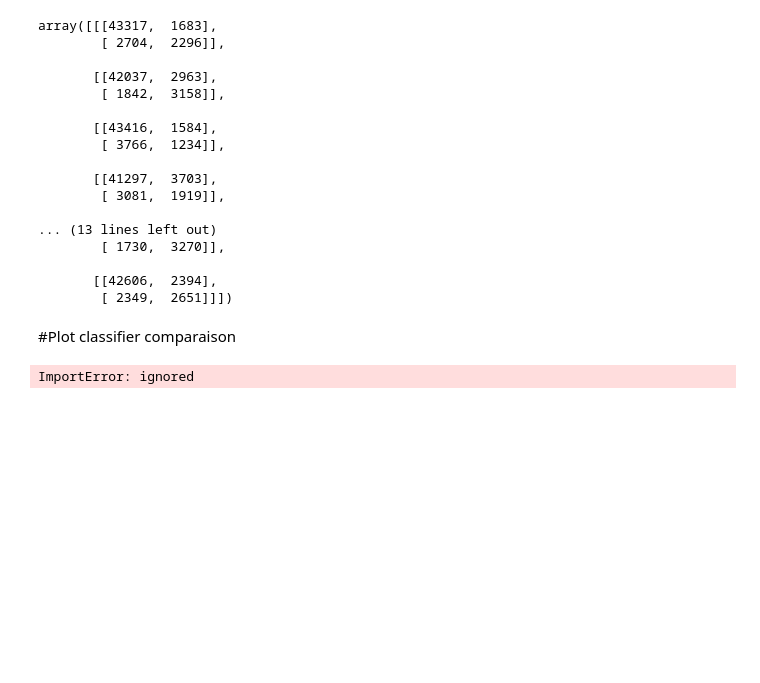
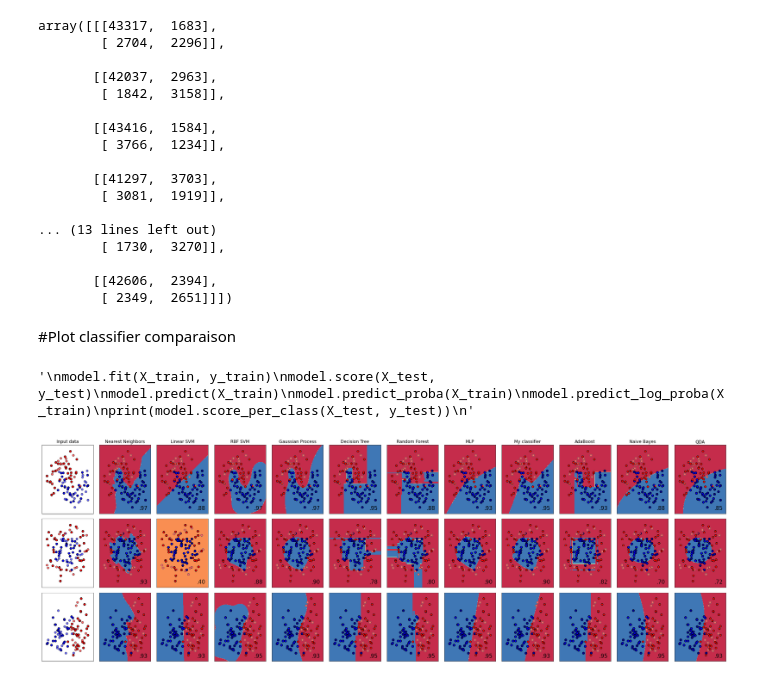
Before and after one commit to cosmina98/PhD, a Jupyter notebook: MLP_Wrapped_update/Wrapped_up_MLP.ipynb, the cells around one changed output. Drawn from its saved outputs; the diff is of its cells as text; code cells hidden in the pictures; blank space fills up the shorter version.

```diff
--- a/MLP_Wrapped_update/Wrapped_up_MLP.ipynb
+++ b/MLP_Wrapped_update/Wrapped_up_MLP.ipynb
@@ -215,6 +247,6 @@ class MLPClassifer(nn.Module):
 # %%
 class Optimiser(object):
-    def __init__(self,name='Adam',classifier=MLPClassifer(input_dim=len(X_train),output_dim=len(np.unique(y_train))),learning_rate=1e-3,  betas=(0.9,0.99) , eps=1e-8, weight_decay=0, amsgrad=False,
+    def __init__(self,classifier,name='Adam',learning_rate=1e-3,  betas=(0.9,0.99) , eps=1e-8, weight_decay=0, amsgrad=False,
       momentum=0.9, nesterov=True, dampening=0, maximize=False,
       rho=0.9,lr_decay=0,initial_accumulator_value=0,capturable=False,
        max_iter=20, max_eval=None, tolerance_grad=1e-07, tolerance_change=1e-09, history_size=100, line_search_fn=None,
@@ -495,21 +542,38 @@ array([[[43317,  1683],
+# %%
+#initialsise the model for comparasion
+
+model=Neural_Network(MLPClassifer(input_dim=2,output_dim=1))
+model.epochs=50
+#model.classifier= MLPClassifer(input_dim=X_train.shape[1],output_dim=1)
+model.optimiser=Optimiser(name='sgd', classifier=model.classifier, learning_rate=1e-1).optimiser
+model.loss_function = nn.BCELoss()
+model.optimiser,model.epochs
+"""
+model.fit(X_train, y_train)
+model.score(X_test, y_test)
+model.predict(X_train)
+model.predict_proba(X_train)
+model.predict_log_proba(X_train)
+print(model.score_per_class(X_test, y_test))
+"""
+# %% [output]
+'\nmodel.fit(X_train, y_train)\nmodel.score(X_test, y_test)\nmodel.predict(X_train)\nmodel.predict_proba(X_train)\nmodel.predict_log_proba(X_train)\nprint(model.score_per_class(X_test, y_test))\n'
+# %%
+#default decision boundary cannot be imported in collab
+def plot_decision_boundary(pred_func,X,y):
+    # Set min and max values and give it some padding
+    x_min, x_max = X[:, 0].min() - .5, X[:, 0].max() + .5
+    y_min, y_max = X[:, 1].min() - .5, X[:, 1].max() + .5
+    h = 0.01
+    # Generate a grid of points with distance h between them
+    xx,yy=np.meshgrid(np.arange(x_min, x_max, h), np.arange(y_min, y_max, h))
+    # Predict the function value for the whole gid
+    Z = pred_func(np.c_[xx.ravel(), yy.ravel()])
+    Z = Z.reshape(xx.shape)
+    # Plot the contour and training examples
+    plt.contourf(xx, yy, Z, cmap=plt.cm.Spectral)
+    plt.scatter(X[:, 0], X[:, 1], c=y, cmap=plt.cm.binary)
 # %%
-import numpy as np
-import matplotlib.pyplot as plt
-from matplotlib.colors import ListedColormap
-from sklearn.model_selection import train_test_split
-from sklearn.preprocessing import StandardScaler
-from sklearn.datasets import make_moons, make_circles, make_classification
-from sklearn.neural_network import MLPClassifier
-from sklearn.neighbors import KNeighborsClassifier
-from sklearn.svm import SVC
-from sklearn.gaussian_process import GaussianProcessClassifier
-from sklearn.gaussian_process.kernels import RBF
-from sklearn.tree import DecisionTreeClassifier
-from sklearn.ensemble import RandomForestClassifier, AdaBoostClassifier
-from sklearn.naive_bayes import GaussianNB
-from sklearn.discriminant_analysis import QuadraticDiscriminantAnalysis
-from sklearn.inspection import DecisionBoundaryDisplay
-
 names = [
     "Nearest Neighbors",
     "Linear SVM",
@@ -517,7 +581,8 @@ names = [
     "Gaussian Process",
     "Decision Tree",
     "Random Forest",
-    "Neural Net",
+    "MLP",
+    "My classifier",
     "AdaBoost",
     "Naive Bayes",
     "QDA",
@@ -531,6 +596,7 @@ classifiers = [
     DecisionTreeClassifier(max_depth=5),
     RandomForestClassifier(max_depth=5, n_estimators=10, max_features=1),
     MLPClassifier(alpha=1, max_iter=1000),
+    model,
     AdaBoostClassifier(),
     GaussianNB(),
     QuadraticDiscriminantAnalysis(),
@@ -586,40 +652,39 @@ for ds_cnt, ds in enumerate(datasets):
         ax = plt.subplot(len(datasets), len(classifiers) + 1, i)
         clf.fit(X_train, y_train)
         score = clf.score(X_test, y_test)
-        DecisionBoundaryDisplay.from_estimator(
-            clf, X, cmap=cm, alpha=0.8, ax=ax, eps=0.5
-        )
+        plot_decision_boundary(clf.predict,X,y)
+
 
         # Plot the training points
         ax.scatter(
             X_train[:, 0], X_train[:, 1], c=y_train, cmap=cm_bright, edgecolors="k"
         )
         # Plot the testing points
         ax.scatter(
             X_test[:, 0],
             X_test[:, 1],
             c=y_test,
             cmap=cm_bright,
             edgecolors="k",
             alpha=0.6,
         )
 
         ax.set_xlim(x_min, x_max)
         ax.set_ylim(y_min, y_max)
         ax.set_xticks(())
         ax.set_yticks(())
         if ds_cnt == 0:
             ax.set_title(name)
         ax.text(
             x_max - 0.3,
             y_min + 0.3,
             ("%.2f" % score).lstrip("0"),
             size=15,
             horizontalalignment="right",
         )
         i += 1
 
 plt.tight_layout()
 plt.show()
 # %% [output]
-ImportError: ignored
+[figure, added]
```
Also changed, not shown: parts of 14 cells of this notebook.
